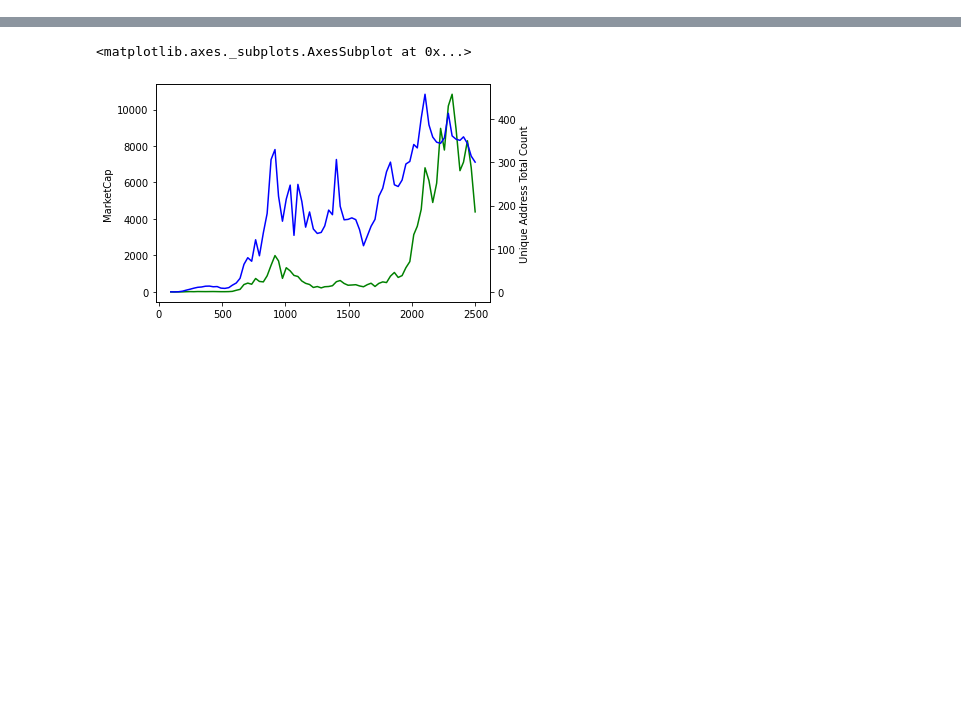
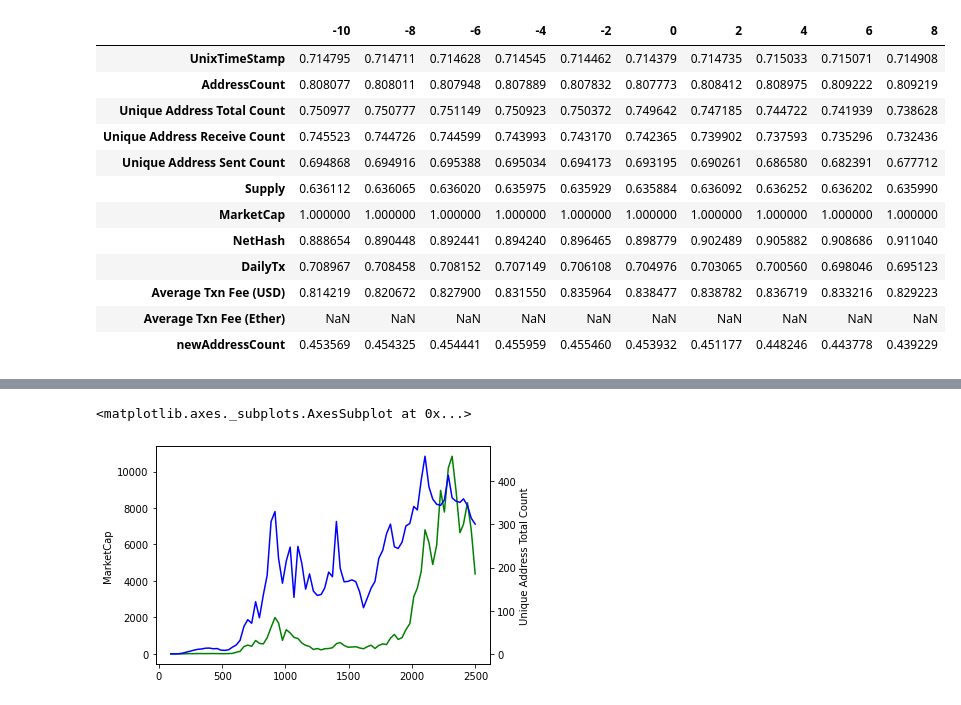
Before and after one commit to Plyeronn/DataScience, a Jupyter notebook: exploration.ipynb, the cells around one changed output, grey strips where cells are left out. Drawn from its saved outputs; the diff is of its cells as text; code cells hidden in the pictures; blank space fills up the shorter version.

Commit message:
Developed Shift Function and Aggregated Correlation in for Loop

```diff
--- a/exploration.ipynb
+++ b/exploration.ipynb
@@ -91,0 +92,5 @@ frame
+# %%
+
+tmp = frame.copy().loc[:, frame.columns!='Date(UTC)']
+tmp = tmp.loc[:, tmp.columns!='Price'].astype(float)
+tmp.corr()['MarketCap']
@@ -91,0 +111,12 @@ frame
+# %%
+def shift_(cur, c, n):
+    if (n>0):
+        df = cur.copy()
+        df[c] = df[c].shift(n)
+        return df[n:]
+    elif(n<0):
+        df = cur.copy()
+        df[c] = df[c].shift(n)
+        return df[:n]
+    else:
+        return cur.copy()
@@ -91,0 +140,24 @@ frame
+# %%
+cur = tmp.corr()['MarketCap'].copy()
+# frame[['Unique Address Total Count','MarketCap']]
+arr = {}
+for i in range(-5, 5):
+    cur = pd.concat([shift_(tmp, 'MarketCap', i*2).corr()['MarketCap'],cur], axis = 1)
+    index = i*2
+    arr[index] = shift_(tmp, 'MarketCap', index).corr()['MarketCap']
+# cur
+pd.DataFrame.from_dict(arr)
+# %% [output]
+|  | -10 | -8 | -6 | -4 | -2 | 0 | 2 | 4 | 6 | 8 |
+| UnixTimeStamp | 0.714795 | 0.714711 | 0.714628 | 0.714545 | 0.714462 | 0.714379 | 0.714735 | 0.715033 | 0.715071 | 0.714908 |
+| AddressCount | 0.808077 | 0.808011 | 0.807948 | 0.807889 | 0.807832 | 0.807773 | 0.808412 | 0.808975 | 0.809222 | 0.809219 |
+| Unique Address Total Count | 0.750977 | 0.750777 | 0.751149 | 0.750923 | 0.750372 | 0.749642 | 0.747185 | 0.744722 | 0.741939 | 0.738628 |
+| Unique Address Receive Count | 0.745523 | 0.744726 | 0.744599 | 0.743993 | 0.743170 | 0.742365 | 0.739902 | 0.737593 | 0.735296 | 0.732436 |
+| Unique Address Sent Count | 0.694868 | 0.694916 | 0.695388 | 0.695034 | 0.694173 | 0.693195 | 0.690261 | 0.686580 | 0.682391 | 0.677712 |
+| Supply | 0.636112 | 0.636065 | 0.636020 | 0.635975 | 0.635929 | 0.635884 | 0.636092 | 0.636252 | 0.636202 | 0.635990 |
+| MarketCap | 1.000000 | 1.000000 | 1.000000 | 1.000000 | 1.000000 | 1.000000 | 1.000000 | 1.000000 | 1.000000 | 1.000000 |
+| NetHash | 0.888654 | 0.890448 | 0.892441 | 0.894240 | 0.896465 | 0.898779 | 0.902489 | 0.905882 | 0.908686 | 0.911040 |
+| DailyTx | 0.708967 | 0.708458 | 0.708152 | 0.707149 | 0.706108 | 0.704976 | 0.703065 | 0.700560 | 0.698046 | 0.695123 |
+| Average Txn Fee (USD) | 0.814219 | 0.820672 | 0.827900 | 0.831550 | 0.835964 | 0.838477 | 0.838782 | 0.836719 | 0.833216 | 0.829223 |
+| Average Txn Fee (Ether) | NaN | NaN | NaN | NaN | NaN | NaN | NaN | NaN | NaN | NaN |
+| newAddressCount | 0.453569 | 0.454325 | 0.454441 | 0.455959 | 0.455460 | 0.453932 | 0.451177 | 0.448246 | 0.443778 | 0.439229 |
```
Also changed, not shown: parts of 15 cells of this notebook, 9 other files.
